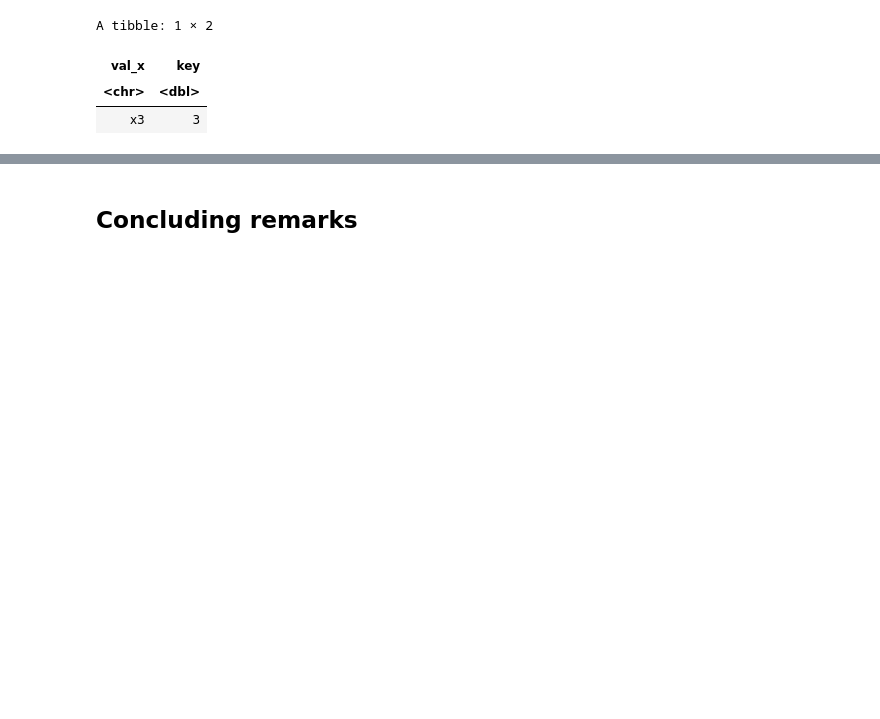
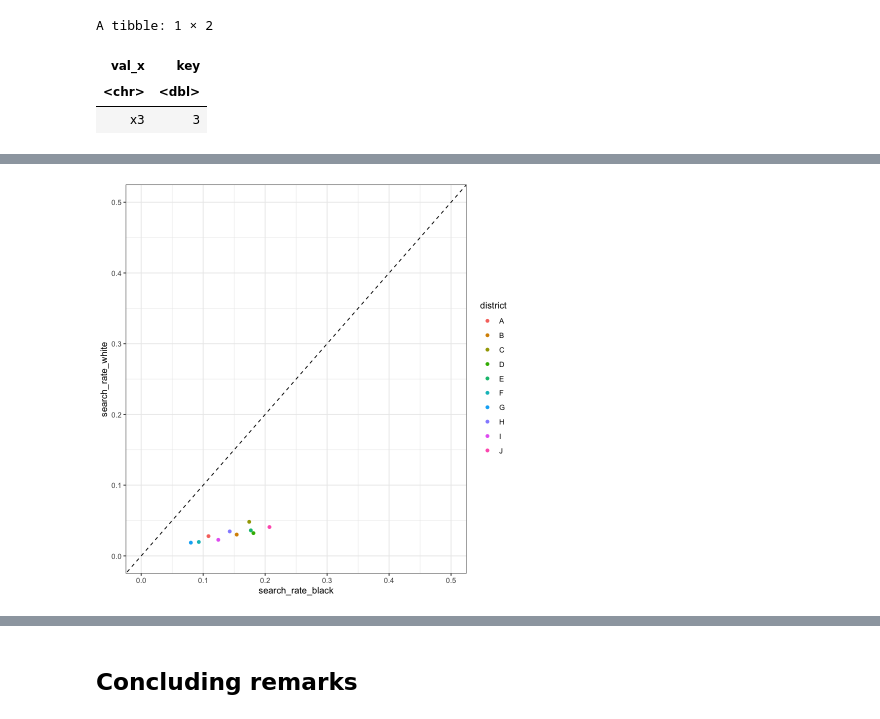
Before and after one commit to joshuagrossman/dsb-win-2023, a Jupyter notebook: opp-munging-plotting/opp-3-answers.ipynb, the cells around one changed output, grey strips where cells are left out. Cells and saved outputs as stored; diff of their text form; code cells hidden in the pictures; blank space fills up the shorter version.

```diff
--- a/opp-munging-plotting/opp-3-answers.ipynb
+++ b/opp-munging-plotting/opp-3-answers.ipynb
@@ -422,0 +511,16 @@ A tibble: 1 × 2
+# %%
+# Your code here!
+
+# START
+
+merged_df = left_join(black_df, white_df, by='district')
+
+# note that we have duplicate column names, so R adds the `.x` and `.y` suffixes
+head(merged_df)
+
+# here's how we can use our own, more useful suffixes
+merged_df = left_join(black_df, white_df, by='district', suffix=c('_black', '_white'))
+
+head(merged_df)
+
+# END
@@ -422,0 +562,15 @@ A tibble: 1 × 2
+# %%
+# Your code here!
+
+# START
+
+merged_df %>%
+  ggplot(aes(x=search_rate_black, y=search_rate_white, color=district)) +
+  geom_point() +
+  geom_abline(linetype='dashed') +
+  xlim(0,0.5) +
+  ylim(0,0.5)
+
+# END
+# %% [output]
+[figure, added]
```
Also changed, not shown: parts of 80 cells of this notebook, 4 other files.
